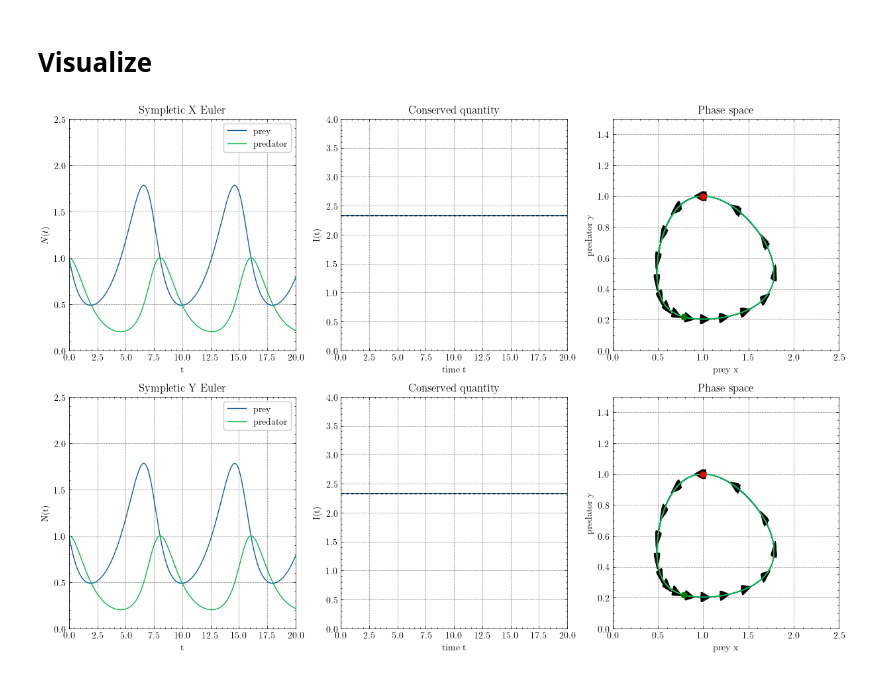
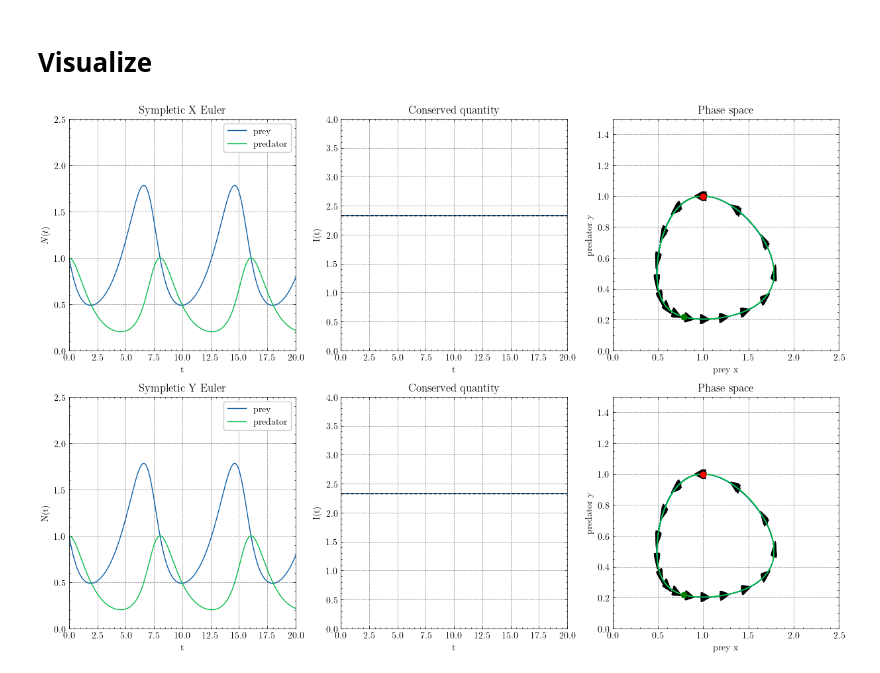
Before and after one commit to FelixWaldschock/Chalmers_FFR120_Simulation_Of_Complex_System, a Jupyter notebook: HW_04/Exercise_14-5.ipynb, the cells around one changed output. Saved outputs shown, nothing was run; the diff lists cells and outputs as text; code cells hidden in the pictures.

```diff
--- a/HW_04/Exercise_14-5.ipynb
+++ b/HW_04/Exercise_14-5.ipynb
@@ -82,12 +82,12 @@ ax[0,0].set_xlim(0, tMax)
 ax[0,0].set_ylim(0, 2.5)
 
 # second plot -> Conserved quantitity I(x,y)
-ax[0,1].plot(t, C)
-ax[0,1].set_xlabel('time t')
+ax[0,1].plot(t, C_1)
+ax[0,1].set_xlabel('t')
 ax[0,1].set_ylabel('I(t)')
 ax[0,1].set_title('Conserved quantity')
 # plot a horizontal line at the initial value
-ax[0, 1].axhline(C[0], color='black', linestyle='--')
+ax[0, 1].axhline(C_1[0], color='black', linestyle='--')
 ax[0,1].set_xlim(0, tMax)
 ax[0,1].set_ylim(0, 4)
 
@@ -114,34 +114,34 @@ ax[1,0].plot(t, x1, label='prey')
 ax[1,0].plot(t, y1, label='predator')
 ax[1,0].set_xlabel('t')
 ax[1,0].set_ylabel('N(t)')
 ax[1,0].set_title('Sympletic Y Euler')
 ax[1,0].legend()
 ax[1,0].set_xlim(0, tMax)
 ax[1,0].set_ylim(0, 2.5)
 # s1cond plot -> Conserved quantitity I(x,y)
-ax[1,1].plot(t, C)
-ax[1,1].set_xlabel('time t')
+ax[1,1].plot(t, C_2)
+ax[1,1].set_xlabel('t')
 ax[1,1].set_ylabel('I(t)')
 ax[1,1].set_title('Conserved quantity')
 # plot a horizontal line at the initial value
-ax[1,1].axhline(C[0], color='black', linestyle='--')
+ax[1,1].axhline(C_2[0], color='black', linestyle='--')
 ax[1,1].set_xlim(0, tMax)
 ax[1,1].set_ylim(0, 4)
 # t1ird plot -> phase space
 ax[1,2].plot(x1, y1)
 ax[1,2].plot(x2, y2)
 ax[1,2].set_xlabel('prey x')
 ax[1,2].set_ylabel('predator y')
 ax[1,2].set_title('Phase space')
 ax[1,2].set_xlim(0, 2.5)
 ax[1,2].set_ylim(0, 1.5)
 
 # m1rk the initial position with a red dot, and the final position with a green dot
 ax[1,2].plot(x0, y0, 'ro')
 ax[1,2].plot(x1[-1], y1[-1], 'go')
 
 # show the direction of the flow with some arrows on the trajectory
 for i in range(0, N, 50):
     ax[1,2].arrow(x2[i], y2[i], x2[i+1]-x2[i], y2[i+1]-y2[i], width=0.02, color='black')
 # %% [output]
-[figure, old version]
+[figure, new version]
```
Also changed, not shown: 1 other file.
